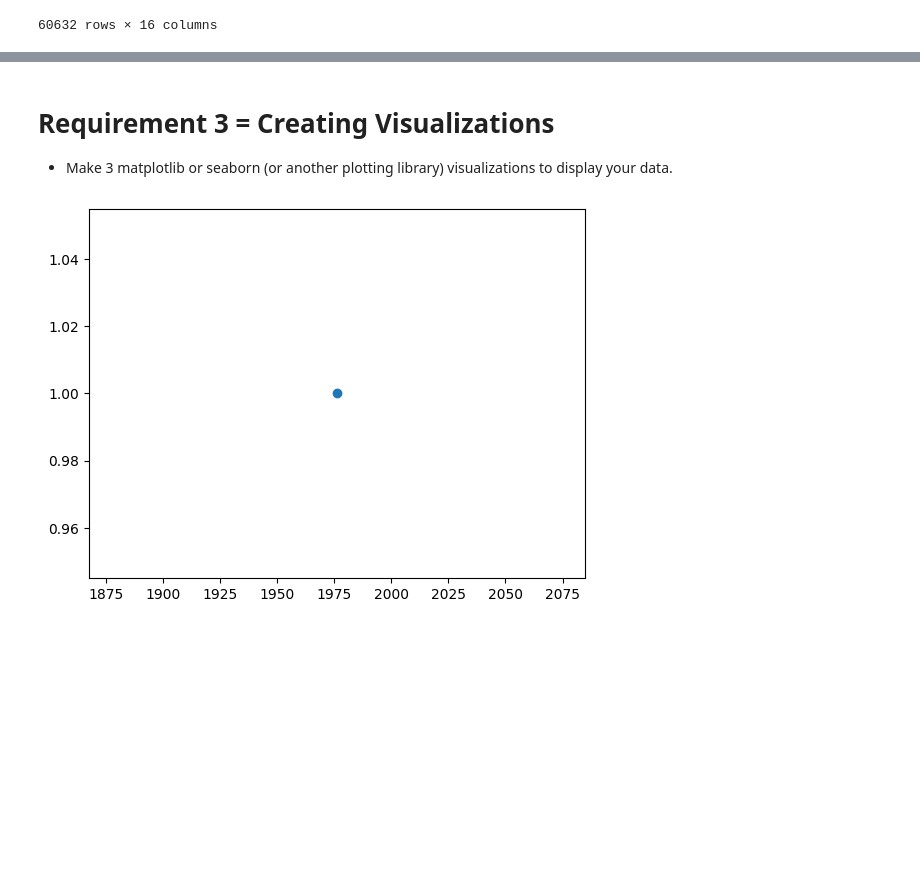
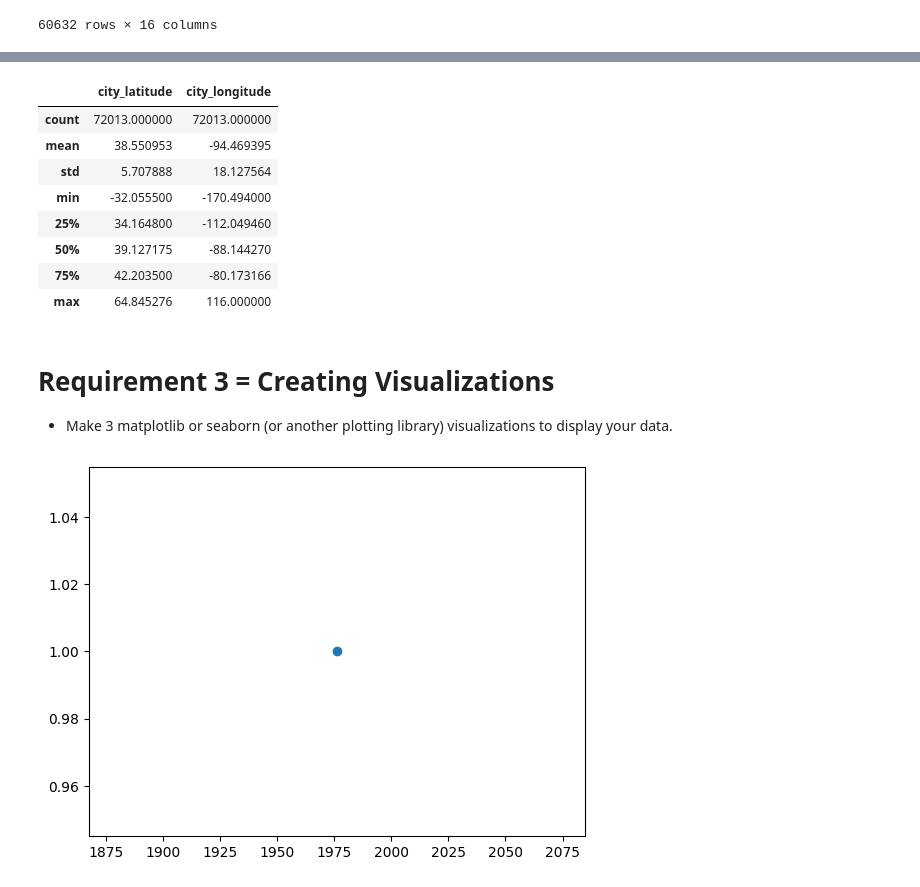
Before and after one commit to joannathom/UFO-Sightings, a Jupyter notebook: finalproject.ipynb, the cells around one changed output, grey strips where cells are left out. Saved outputs shown, nothing was run; the diff lists cells and outputs as text; code cells hidden in the pictures; blank space fills up the shorter version.

```diff
--- a/finalproject.ipynb
+++ b/finalproject.ipynb
@@ -129,3 +163,15 @@ UFODATA.dropna()
+# %%
+nufor.describe()
+# %% [output]
+|  | city_latitude | city_longitude |
+| count | 72013.000000 | 72013.000000 |
+| mean | 38.550953 | -94.469395 |
+| std | 5.707888 | 18.127564 |
+| min | -32.055500 | -170.494000 |
+| 25% | 34.164800 | -112.049460 |
+| 50% | 39.127175 | -88.144270 |
+| 75% | 42.203500 | -80.173166 |
+| max | 64.845276 | 116.000000 |
 # %% [markdown]
 # Requirement 3 = Creating Visualizations
   * Make 3 matplotlib or seaborn (or another plotting library) visualizations to display your data.
```
Also changed, not shown: parts of 5 cells of this notebook.
